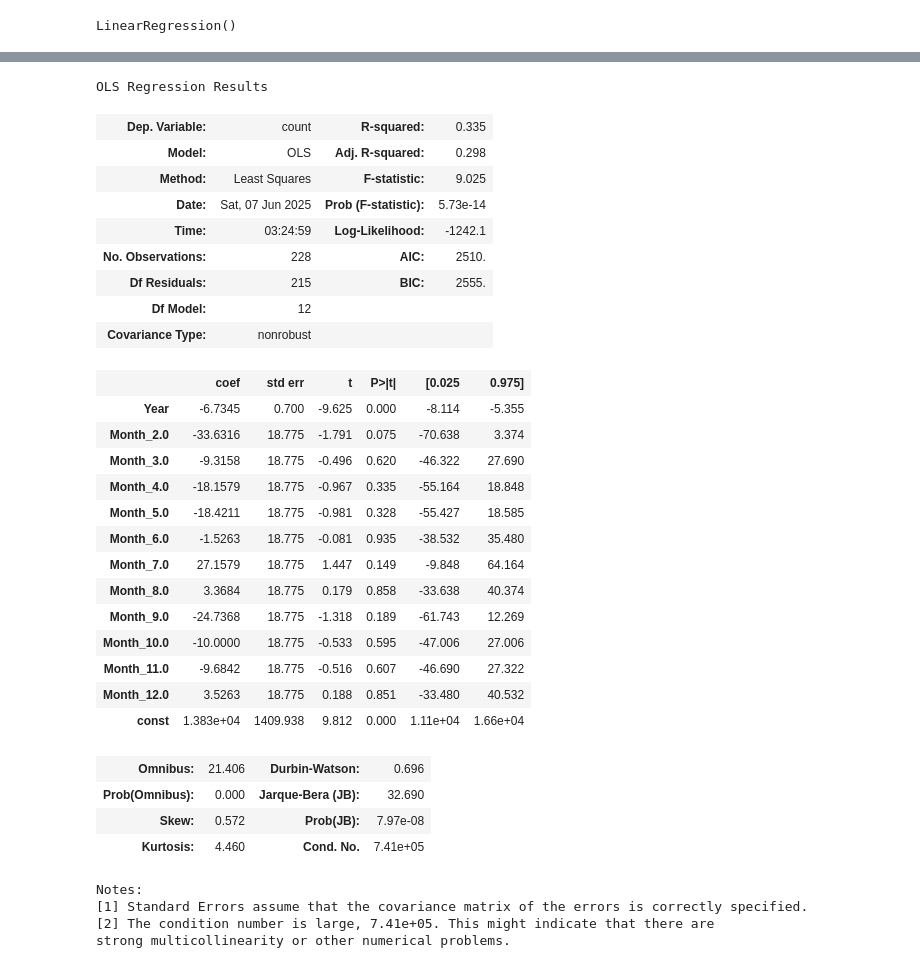
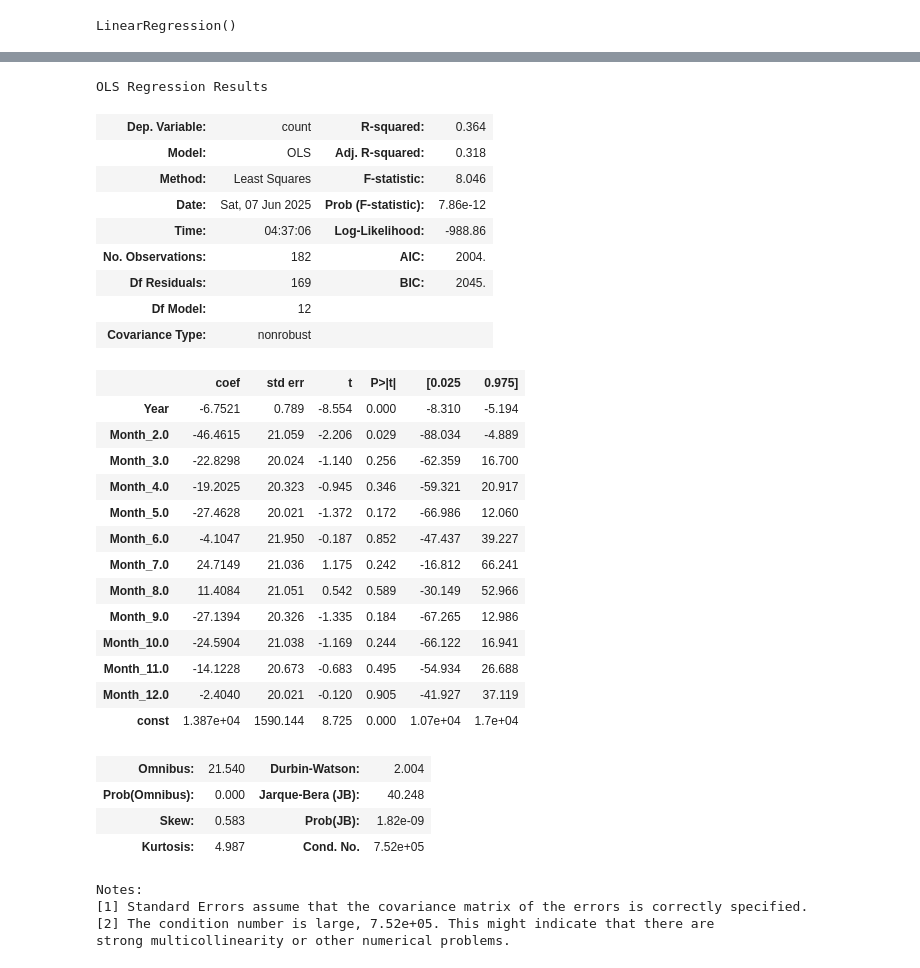
Before and after one commit to terryljh/aviation2, a Jupyter notebook: asrs linear model.ipynb, the cells around one changed output, grey strips where cells are left out. Cells and saved outputs as stored; diff of their text form; code cells hidden in the pictures.

```diff
--- a/asrs linear model.ipynb
+++ b/asrs linear model.ipynb
@@ -297,73 +309,77 @@ month_dummies = pd.get_dummies(grouped['Month'], prefix='Month', drop_first=True
 #remove january because it is the baseline
 X = pd.concat([grouped[['Year']], month_dummies], axis=1)
 #y_true = dfsubset2.groupby(dfsubset2['Year','Month'].size().reset_index(name='Accident_Count'))
-y_true = grouped['count']
+y = grouped['count']
+X_train, X_test, y_train, y_test = train_test_split(
+X, y, test_size=0.2, random_state=945)
 #grouped
 monthmodel = LinearRegression()
-monthmodel.fit(X,y_true)
+monthmodel.fit(X_train,y_train)
 
 # adjusted R^2
 #n = X.shape[0]  # number of samples
 #p = X.shape[1]  # number of predictors (features)
 
 #adjusted_r2 = 1 - (1 - r2) * (n - 1) / (n - p - 1)
 
 #print(f"R^2: {r2:.4f}")
 #print(f"Adjusted R^2: {adjusted_r2:.4f}")
 
 #redoing above with sm so we can use model summary
 import statsmodels.api as sm
 
 dfsubset2=dfsubset2.copy()
 dfsubset2['Year'] = dfsubset2['Date']//100
 dfsubset2['Month'] = dfsubset2['Date']%100
 grouped = dfsubset2.groupby(['Year', 'Month']).size().reset_index(name='count')
 month_dummies = pd.get_dummies(grouped['Month'], prefix='Month', drop_first=True)
 
 grouped['Year'] = pd.to_numeric(grouped['Year'], errors='coerce')
 month_dummies = month_dummies.astype(float)
 
 X = pd.concat([grouped[['Year']], month_dummies], axis=1)
 
 X = X.dropna()
-y_true = grouped.loc[X.index, 'count']
+y = grouped.loc[X.index, 'count']
+X_train, X_test, y_train, y_test = train_test_split(
+X, y, test_size=0.2, random_state=945)
 
-X = sm.add_constant(X, prepend=False)
+X_train = sm.add_constant(X_train, prepend=False)
 
-monthmodel2 = sm.OLS(y_true, X).fit()
+monthmodel2 = sm.OLS(y_train, X_train).fit()
 monthmodel2.summary()
 # %% [output]
 OLS Regression Results
-| Dep. Variable: | count | R-squared: | 0.335 |
-| Model: | OLS | Adj. R-squared: | 0.298 |
-| Method: | Least Squares | F-statistic: | 9.025 |
-| Date: | Sat, 07 Jun 2025 | Prob (F-statistic): | 5.73e-14 |
-| Time: | 03:24:59 | Log-Likelihood: | -1242.1 |
-| No. Observations: | 228 | AIC: | 2510. |
-| Df Residuals: | 215 | BIC: | 2555. |
+| Dep. Variable: | count | R-squared: | 0.364 |
+| Model: | OLS | Adj. R-squared: | 0.318 |
+| Method: | Least Squares | F-statistic: | 8.046 |
+| Date: | Sat, 07 Jun 2025 | Prob (F-statistic): | 7.86e-12 |
+| Time: | 04:37:06 | Log-Likelihood: | -988.86 |
+| No. Observations: | 182 | AIC: | 2004. |
+| Df Residuals: | 169 | BIC: | 2045. |
 | Df Model: | 12 |  |  |
 | Covariance Type: | nonrobust |  |  |
 |  | coef | std err | t | P>|t| | [0.025 | 0.975] |
-| Year | -6.7345 | 0.700 | -9.625 | 0.000 | -8.114 | -5.355 |
-| Month_2.0 | -33.6316 | 18.775 | -1.791 | 0.075 | -70.638 | 3.374 |
-| Month_3.0 | -9.3158 | 18.775 | -0.496 | 0.620 | -46.322 | 27.690 |
-| Month_4.0 | -18.1579 | 18.775 | -0.967 | 0.335 | -55.164 | 18.848 |
-| Month_5.0 | -18.4211 | 18.775 | -0.981 | 0.328 | -55.427 | 18.585 |
-| Month_6.0 | -1.5263 | 18.775 | -0.081 | 0.935 | -38.532 | 35.480 |
-| Month_7.0 | 27.1579 | 18.775 | 1.447 | 0.149 | -9.848 | 64.164 |
-| Month_8.0 | 3.3684 | 18.775 | 0.179 | 0.858 | -33.638 | 40.374 |
-| Month_9.0 | -24.7368 | 18.775 | -1.318 | 0.189 | -61.743 | 12.269 |
-| Month_10.0 | -10.0000 | 18.775 | -0.533 | 0.595 | -47.006 | 27.006 |
-| Month_11.0 | -9.6842 | 18.775 | -0.516 | 0.607 | -46.690 | 27.322 |
-| Month_12.0 | 3.5263 | 18.775 | 0.188 | 0.851 | -33.480 | 40.532 |
-| const | 1.383e+04 | 1409.938 | 9.812 | 0.000 | 1.11e+04 | 1.66e+04 |
+| Year | -6.7521 | 0.789 | -8.554 | 0.000 | -8.310 | -5.194 |
+| Month_2.0 | -46.4615 | 21.059 | -2.206 | 0.029 | -88.034 | -4.889 |
+| Month_3.0 | -22.8298 | 20.024 | -1.140 | 0.256 | -62.359 | 16.700 |
+| Month_4.0 | -19.2025 | 20.323 | -0.945 | 0.346 | -59.321 | 20.917 |
+| Month_5.0 | -27.4628 | 20.021 | -1.372 | 0.172 | -66.986 | 12.060 |
+| Month_6.0 | -4.1047 | 21.950 | -0.187 | 0.852 | -47.437 | 39.227 |
+| Month_7.0 | 24.7149 | 21.036 | 1.175 | 0.242 | -16.812 | 66.241 |
+| Month_8.0 | 11.4084 | 21.051 | 0.542 | 0.589 | -30.149 | 52.966 |
+| Month_9.0 | -27.1394 | 20.326 | -1.335 | 0.184 | -67.265 | 12.986 |
+| Month_10.0 | -24.5904 | 21.038 | -1.169 | 0.244 | -66.122 | 16.941 |
+| Month_11.0 | -14.1228 | 20.673 | -0.683 | 0.495 | -54.934 | 26.688 |
+| Month_12.0 | -2.4040 | 20.021 | -0.120 | 0.905 | -41.927 | 37.119 |
+| const | 1.387e+04 | 1590.144 | 8.725 | 0.000 | 1.07e+04 | 1.7e+04 |
-| Omnibus: | 21.406 | Durbin-Watson: | 0.696 |
-| Prob(Omnibus): | 0.000 | Jarque-Bera (JB): | 32.690 |
-| Skew: | 0.572 | Prob(JB): | 7.97e-08 |
-| Kurtosis: | 4.460 | Cond. No. | 7.41e+05 |
+| Omnibus: | 21.540 | Durbin-Watson: | 2.004 |
+| Prob(Omnibus): | 0.000 | Jarque-Bera (JB): | 40.248 |
+| Skew: | 0.583 | Prob(JB): | 1.82e-09 |
+| Kurtosis: | 4.987 | Cond. No. | 7.52e+05 |
 Notes:
 [1] Standard Errors assume that the covariance matrix of the errors is correctly specified.
-[2] The condition number is large, 7.41e+05. This might indicate that there are
+[2] The condition number is large, 7.52e+05. This might indicate that there are
 strong multicollinearity or other numerical problems.
 # %%
 #adding in the four FAR parts as categorical variables increases the adjusted R^2 a lot
```
Also changed, not shown: parts of 4 cells of this notebook.
